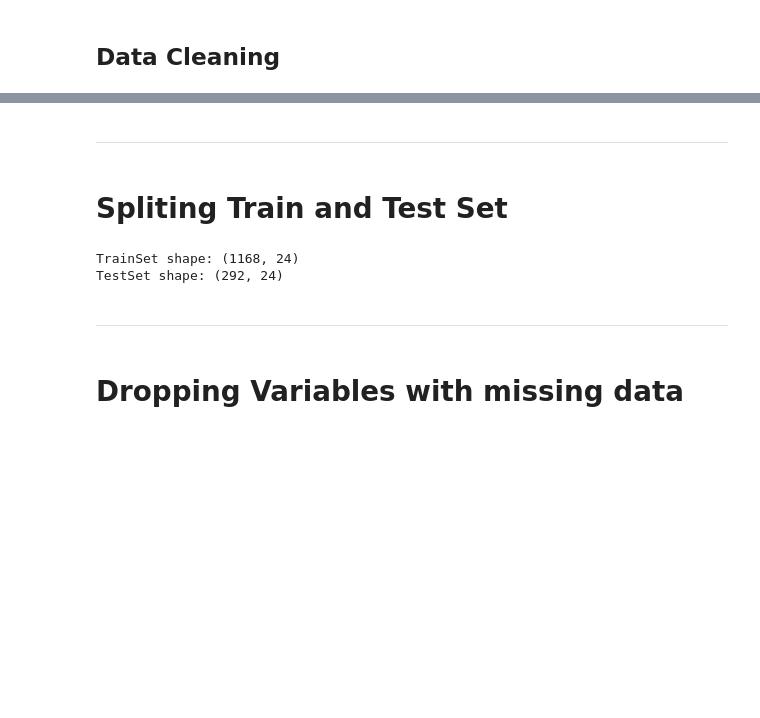
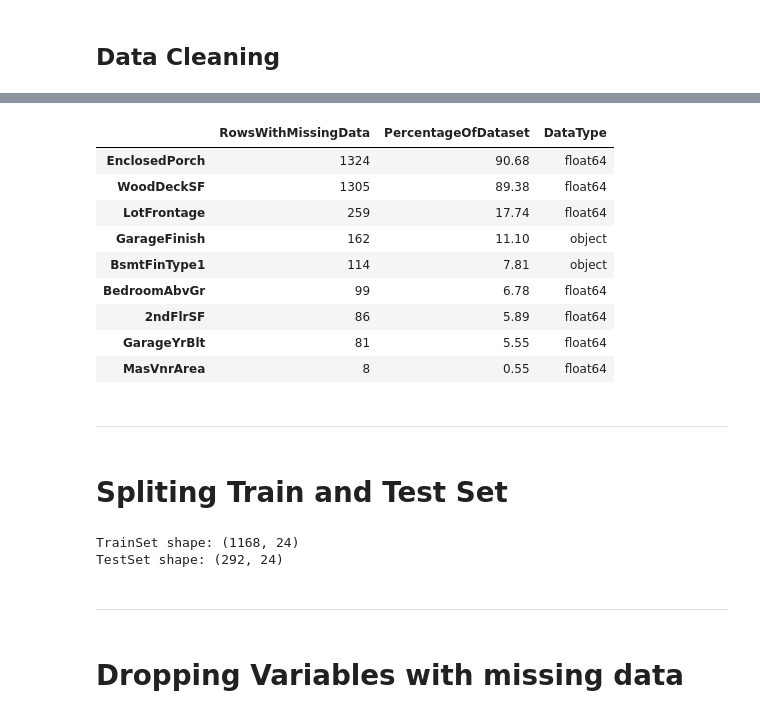
Before and after one commit to simonepietraroia/House-Sales, a Jupyter notebook: jupyter_notebooks/3 - DataCleaning.ipynb, the cells around one changed output, grey strips where cells are left out. Drawn from its saved outputs; the diff is of its cells as text; code cells hidden in the pictures; blank space fills up the shorter version.

Commit message:
Went back to clean the data again and manage missing data

```diff
--- a/jupyter_notebooks/3 - DataCleaning.ipynb
+++ b/jupyter_notebooks/3 - DataCleaning.ipynb
@@ -206,25 +222,36 @@ EvaluateMissingData(df)
-# %%
-import pandas as pd
-df_filled = df.fillna(0)
-df.fillna(0, inplace=True)
-# %% [markdown]
----
-# %% [markdown]
-# Spliting Train and Test Set
-# %%
-from sklearn.model_selection import train_test_split
-TrainSet, TestSet, _, __ = train_test_split(
-                                        df,
-                                        df['SalePrice'],
-                                        test_size=0.2,
-                                        random_state=0)
-
-print(f"TrainSet shape: {TrainSet.shape} \nTestSet shape: {TestSet.shape}")
-# %% [output]
-TrainSet shape: (1168, 24)
-TestSet shape: (292, 24)
+# %%
+df.replace("NaN", 0, inplace=True)
+# %%
+EvaluateMissingData(df)
+# %% [output]
+|  | RowsWithMissingData | PercentageOfDataset | DataType |
+| EnclosedPorch | 1324 | 90.68 | float64 |
+| WoodDeckSF | 1305 | 89.38 | float64 |
+| LotFrontage | 259 | 17.74 | float64 |
+| GarageFinish | 162 | 11.10 | object |
+| BsmtFinType1 | 114 | 7.81 | object |
+| BedroomAbvGr | 99 | 6.78 | float64 |
+| 2ndFlrSF | 86 | 5.89 | float64 |
+| GarageYrBlt | 81 | 5.55 | float64 |
+| MasVnrArea | 8 | 0.55 | float64 |
 # %% [markdown]
 ---
+# %% [markdown]
+# Spliting Train and Test Set
+# %%
+from sklearn.model_selection import train_test_split
+TrainSet, TestSet, _, __ = train_test_split(
+                                        df,
+                                        df['SalePrice'],
+                                        test_size=0.2,
+                                        random_state=0)
+
+print(f"TrainSet shape: {TrainSet.shape} \nTestSet shape: {TestSet.shape}")
+# %% [output]
+TrainSet shape: (1168, 24)
+TestSet shape: (292, 24)
+# %% [markdown]
+---
 # %% [markdown]
 # Dropping Variables with missing data
 # %%
```
Also changed, not shown: parts of 6 cells of this notebook, 4 other files.
